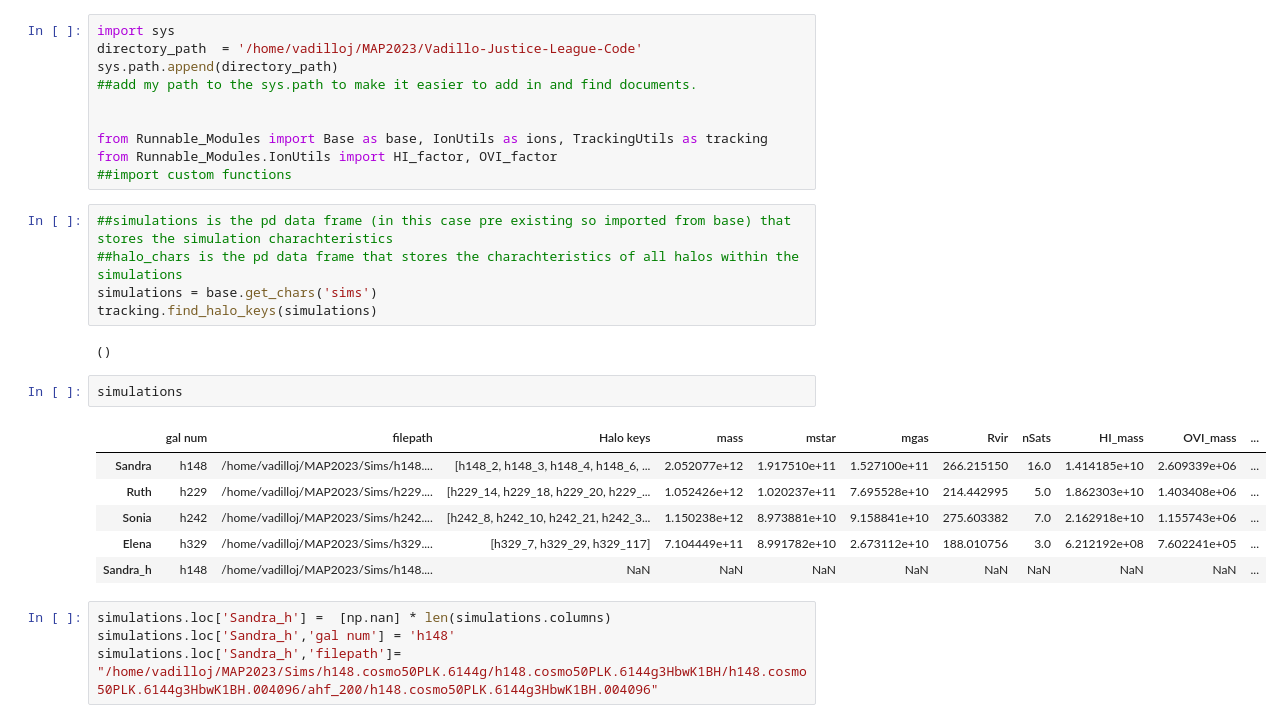
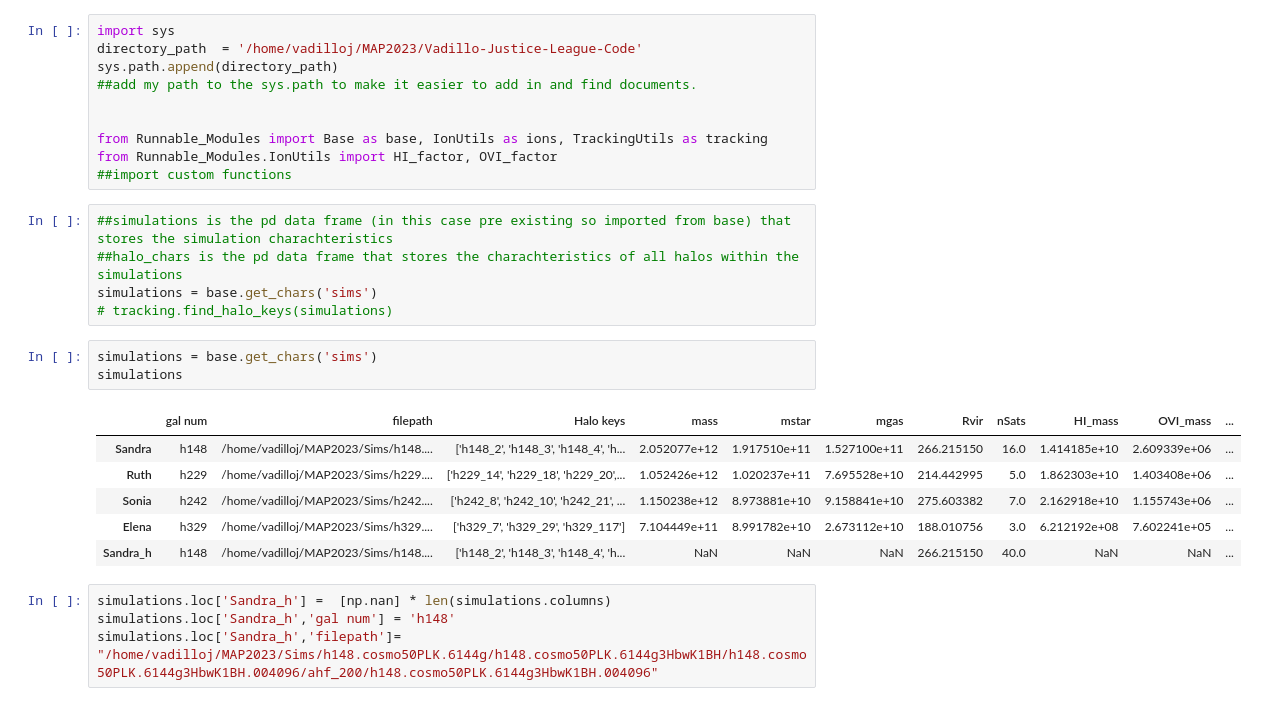
Before and after one commit to J-vadillo/Vadillo-Justice-League-Code, a Jupyter notebook: Satellite-Data-c/get_charachteristics.ipynb, the cells around one changed output. Saved outputs shown, nothing was run; the diff lists cells and outputs as text.

```diff
--- a/Satellite-Data-c/get_charachteristics.ipynb
+++ b/Satellite-Data-c/get_charachteristics.ipynb
@@ -21,18 +21,17 @@ from Runnable_Modules.IonUtils import HI_factor, OVI_factor
 ##simulations is the pd data frame (in this case pre existing so imported from base) that stores the simulation charachteristics
 ##halo_chars is the pd data frame that stores the charachteristics of all halos within the simulations
 simulations = base.get_chars('sims')
-tracking.find_halo_keys(simulations)
+# tracking.find_halo_keys(simulations)
-# %% [output]
-()
 # %%
+simulations = base.get_chars('sims')
 simulations
 # %% [output]
 |  | gal num | filepath | Halo keys | mass | mstar | mgas | Rvir | nSats | HI_mass | OVI_mass | ... |
-| Sandra | h148 | /home/vadilloj/MAP2023/Sims/h148.... | [h148_2, h148_3, h148_4, h148_6, ... | 2.052077e+12 | 1.917510e+11 | 1.527100e+11 | 266.215150 | 16.0 | 1.414185e+10 | 2.609339e+06 | ... |
-| Ruth | h229 | /home/vadilloj/MAP2023/Sims/h229.... | [h229_14, h229_18, h229_20, h229_... | 1.052426e+12 | 1.020237e+11 | 7.695528e+10 | 214.442995 | 5.0 | 1.862303e+10 | 1.403408e+06 | ... |
-| Sonia | h242 | /home/vadilloj/MAP2023/Sims/h242.... | [h242_8, h242_10, h242_21, h242_3... | 1.150238e+12 | 8.973881e+10 | 9.158841e+10 | 275.603382 | 7.0 | 2.162918e+10 | 1.155743e+06 | ... |
-| Elena | h329 | /home/vadilloj/MAP2023/Sims/h329.... | [h329_7, h329_29, h329_117] | 7.104449e+11 | 8.991782e+10 | 2.673112e+10 | 188.010756 | 3.0 | 6.212192e+08 | 7.602241e+05 | ... |
-| Sandra_h | h148 | /home/vadilloj/MAP2023/Sims/h148.... | NaN | NaN | NaN | NaN | NaN | NaN | NaN | NaN | ... |
+| Sandra | h148 | /home/vadilloj/MAP2023/Sims/h148.... | ['h148_2', 'h148_3', 'h148_4', 'h... | 2.052077e+12 | 1.917510e+11 | 1.527100e+11 | 266.215150 | 16.0 | 1.414185e+10 | 2.609339e+06 | ... |
+| Ruth | h229 | /home/vadilloj/MAP2023/Sims/h229.... | ['h229_14', 'h229_18', 'h229_20',... | 1.052426e+12 | 1.020237e+11 | 7.695528e+10 | 214.442995 | 5.0 | 1.862303e+10 | 1.403408e+06 | ... |
+| Sonia | h242 | /home/vadilloj/MAP2023/Sims/h242.... | ['h242_8', 'h242_10', 'h242_21', ... | 1.150238e+12 | 8.973881e+10 | 9.158841e+10 | 275.603382 | 7.0 | 2.162918e+10 | 1.155743e+06 | ... |
+| Elena | h329 | /home/vadilloj/MAP2023/Sims/h329.... | ['h329_7', 'h329_29', 'h329_117'] | 7.104449e+11 | 8.991782e+10 | 2.673112e+10 | 188.010756 | 3.0 | 6.212192e+08 | 7.602241e+05 | ... |
+| Sandra_h | h148 | /home/vadilloj/MAP2023/Sims/h148.... | ['h148_2', 'h148_3', 'h148_4', 'h... | NaN | NaN | NaN | 266.215150 | 40.0 | NaN | NaN | ... |
 # %%
 simulations.loc['Sandra_h'] =  [np.nan] * len(simulations.columns)
 simulations.loc['Sandra_h','gal num'] = 'h148'
```
Also changed, not shown: parts of 5 cells of this notebook, 30 other files.
